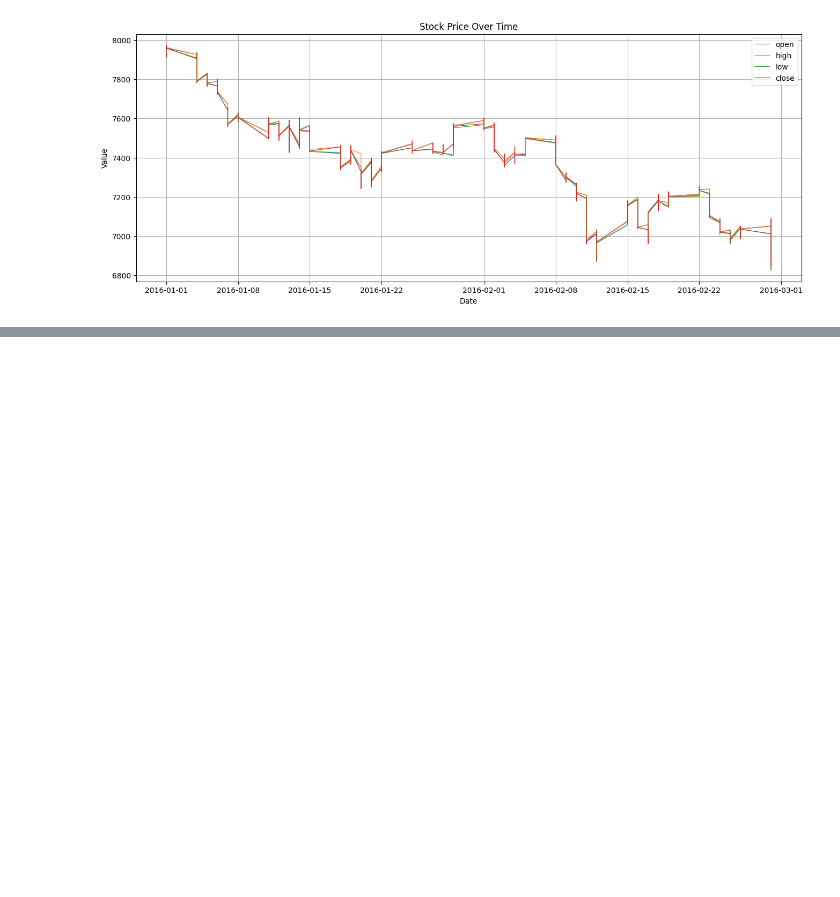
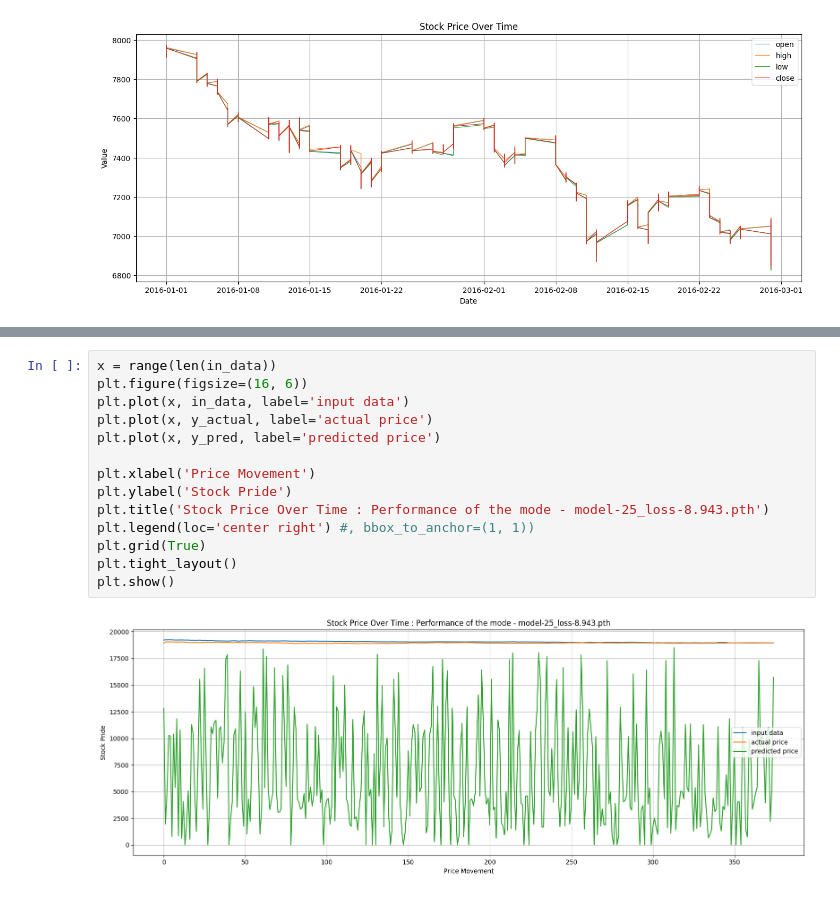
Before and after one commit to AnoopCA/Stock-Market-Prediction, a Jupyter notebook: Notebooks/get_data.ipynb, the cells around one changed output, grey strips where cells are left out. Saved outputs shown, nothing was run; the diff lists cells and outputs as text; blank space fills up the shorter version.

Commit message:
Training and inferencing prototype model

```diff
--- a/Notebooks/get_data.ipynb
+++ b/Notebooks/get_data.ipynb
@@ -124,0 +129,16 @@ plt.show()
+# %%
+x = range(len(in_data))
+plt.figure(figsize=(16, 6))
+plt.plot(x, in_data, label='input data')
+plt.plot(x, y_actual, label='actual price')
+plt.plot(x, y_pred, label='predicted price')
+
+plt.xlabel('Price Movement')
+plt.ylabel('Stock Pride')
+plt.title('Stock Price Over Time : Performance of the mode - model-25_loss-8.943.pth')
+plt.legend(loc='center right') #, bbox_to_anchor=(1, 1))
+plt.grid(True)
+plt.tight_layout()
+plt.show()
+# %% [output]
+[figure, added]
```
Also changed, not shown: parts of 1 cell of this notebook, 3 other files.
